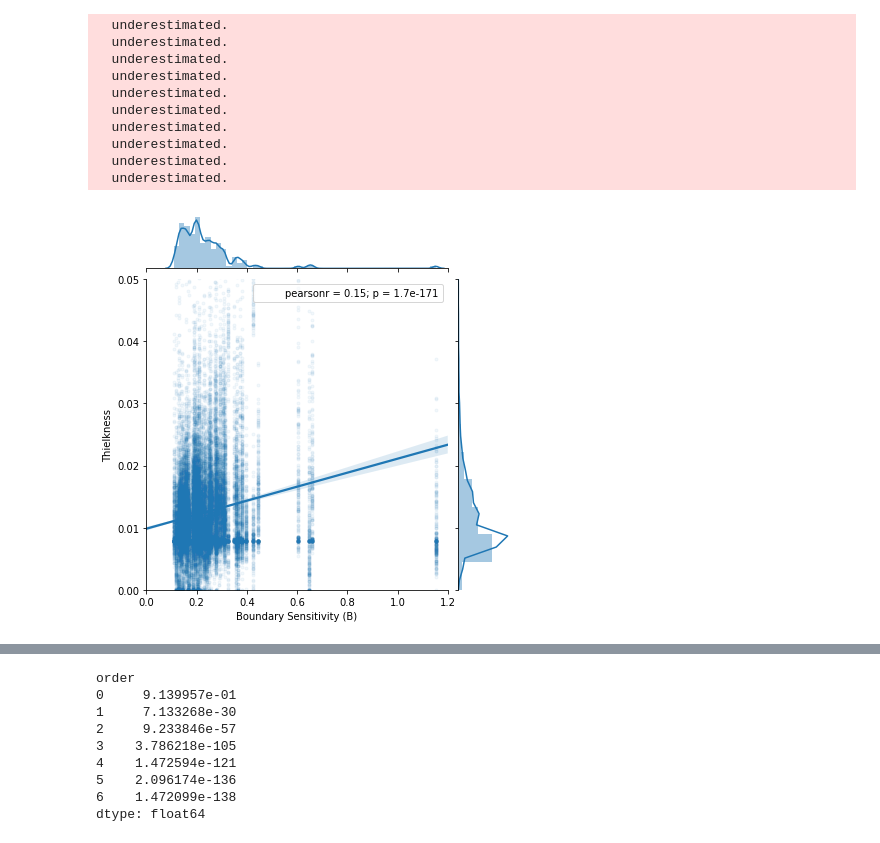
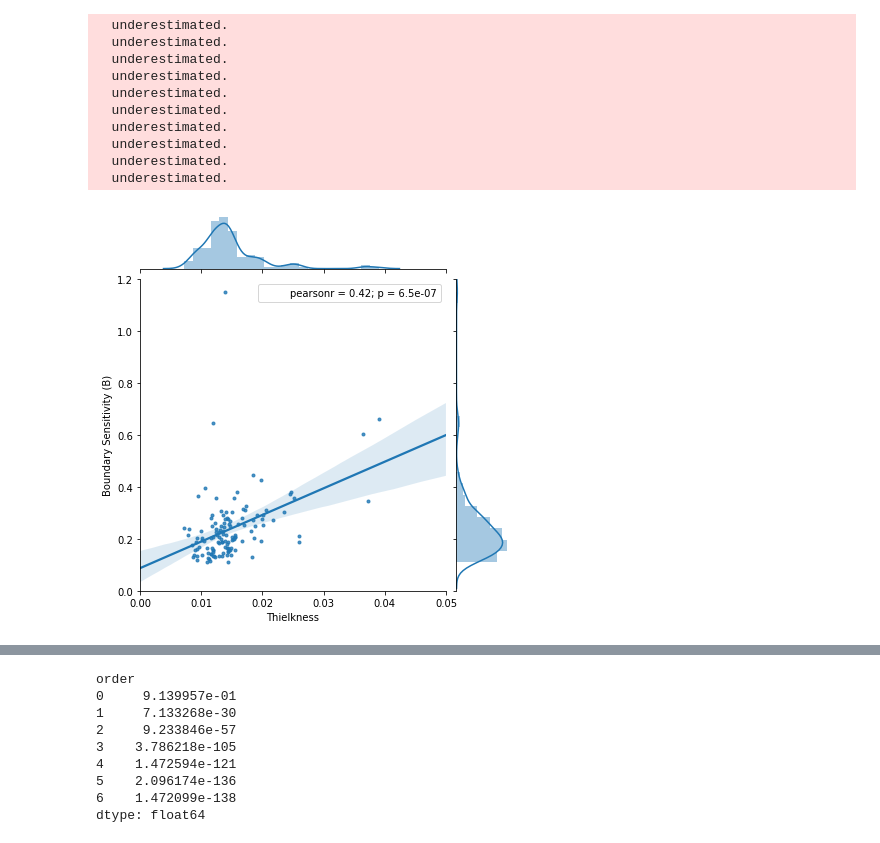
Before and after one commit to MarvinT/morphs, a Jupyter notebook: notebooks/supplemental/2.5-mjt-derivative-blocks.ipynb, the cells around one changed output, grey strips where cells are left out. Drawn from its saved outputs; the diff is of its cells as text; code cells hidden in the pictures.

Commit message:
B(thielkness)

```diff
--- a/notebooks/supplemental/2.5-mjt-derivative-blocks.ipynb
+++ b/notebooks/supplemental/2.5-mjt-derivative-blocks.ipynb
@@ -109,16 +109,21 @@ deriv_val_df["matched"] = deriv_val_df["boundary_dim"] == deriv_val_df["morph_di
   underestimated.
   underestimated.
 # %%
+cor_plot_data = (
+    deriv_val_df[deriv_val_df["matched"] & (deriv_val_df["order"] == 4)]
+    .groupby(["morph_dim", "boundary_subj"])
+    .agg(np.mean)
+)
 g = sns.jointplot(
-    data=deriv_val_df[deriv_val_df["matched"]],
-    x="boundary_sensitivity",
-    y="fval",
+    data=cor_plot_data,
+    x="fval",
+    y="boundary_sensitivity",
     kind="reg",
-    xlim=(0, 1.2),
-    ylim=(0, 0.05),
-    joint_kws={"marker": ".", "scatter_kws": {"alpha": 0.05}},
+    xlim=(0, 0.05),
+    ylim=(0, 1.2),
+    joint_kws={"marker": "."},
 )
 g = g.annotate(stats.pearsonr)
-g = g.set_axis_labels("Boundary Sensitivity (B)", "Thielkness")
+g = g.set_axis_labels("Thielkness", "Boundary Sensitivity (B)")
 # %% [output]
-[figure, old version]
+[figure, new version]
```
Also changed, not shown: parts of 1 cell of this notebook.
